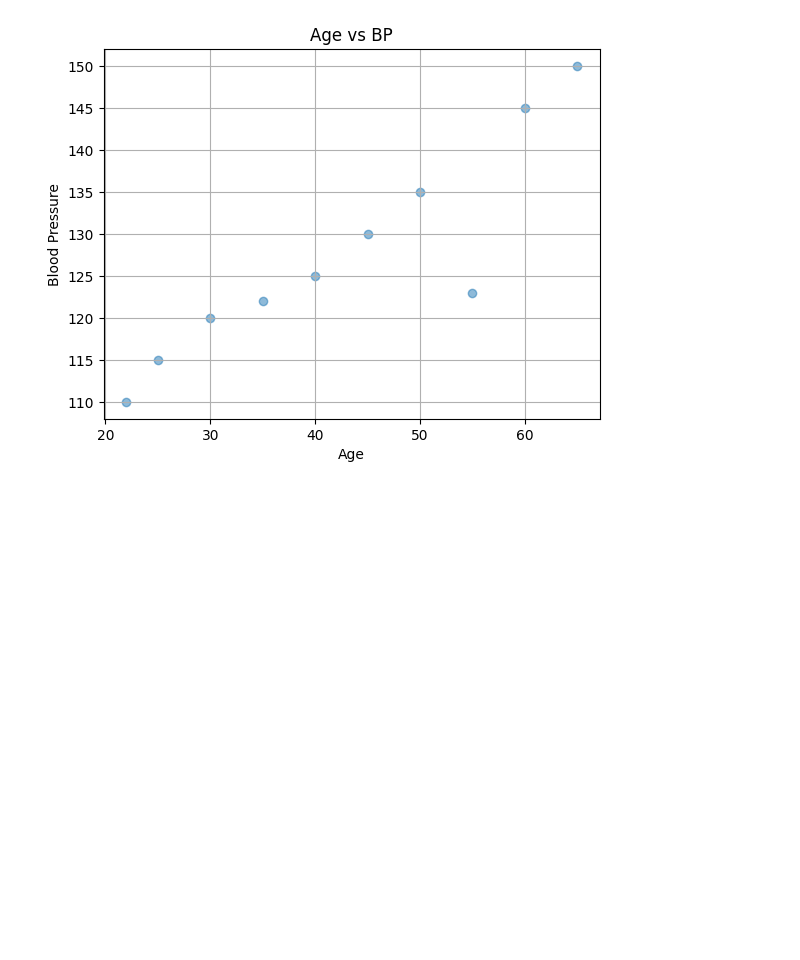
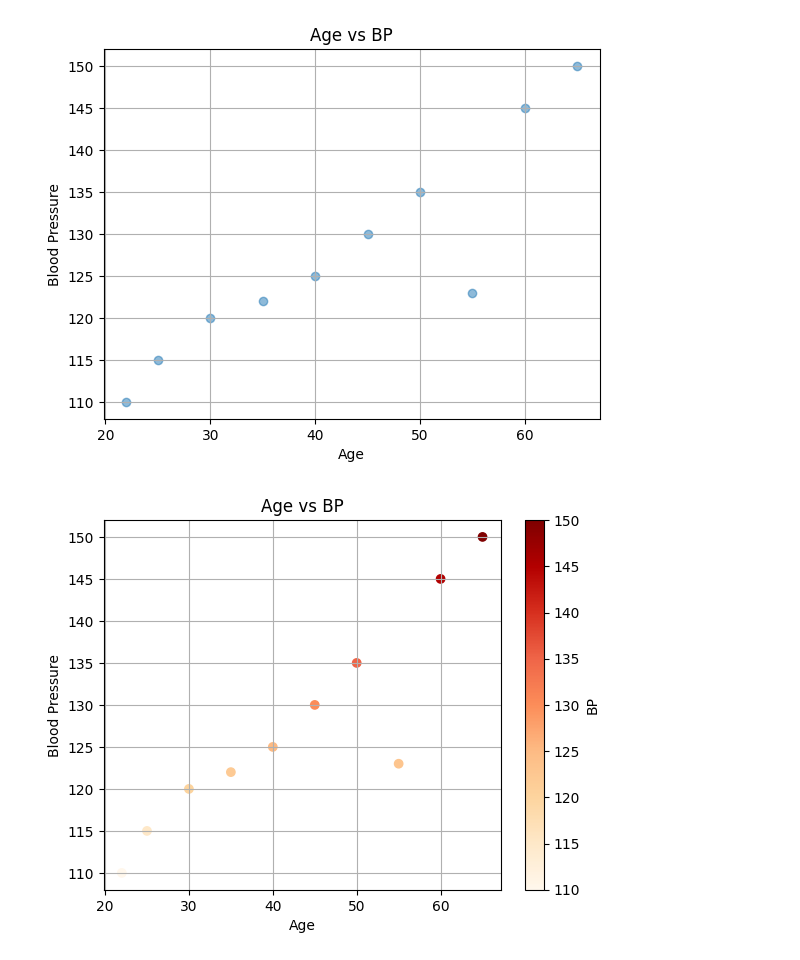
Before and after one commit to Yash-sahh/machine-learning-journey, a Jupyter notebook: 7.Matplotlib/matplotlib_tutorial.ipynb, the cells around one changed output. Saved outputs shown, nothing was run; the diff lists cells and outputs as text; code cells hidden in the pictures; blank space fills up the shorter version.

```diff
--- a/7.Matplotlib/matplotlib_tutorial.ipynb
+++ b/7.Matplotlib/matplotlib_tutorial.ipynb
@@ -332,3 +332,14 @@ plt.grid()
 plt.show()
 # %% [output]
 [figure]
+# %%
+#Colormap -> we can define cmap value -> and we have to pass c value -> ye ek poora range of colour hota hai and according to value of c alag alag per alag alag colour aata hai and can use colorbar for scale of colormap
+plt.scatter(age,blood_pressure,cmap = "OrRd", c =  blood_pressure)
+plt.title("Age vs BP")
+plt.xlabel("Age")
+plt.ylabel("Blood Pressure")
+plt.grid()
+plt.colorbar(label="BP")
+plt.show()
+# %% [output]
+[figure, added]
```
Also changed, not shown: parts of 15 cells of this notebook.
